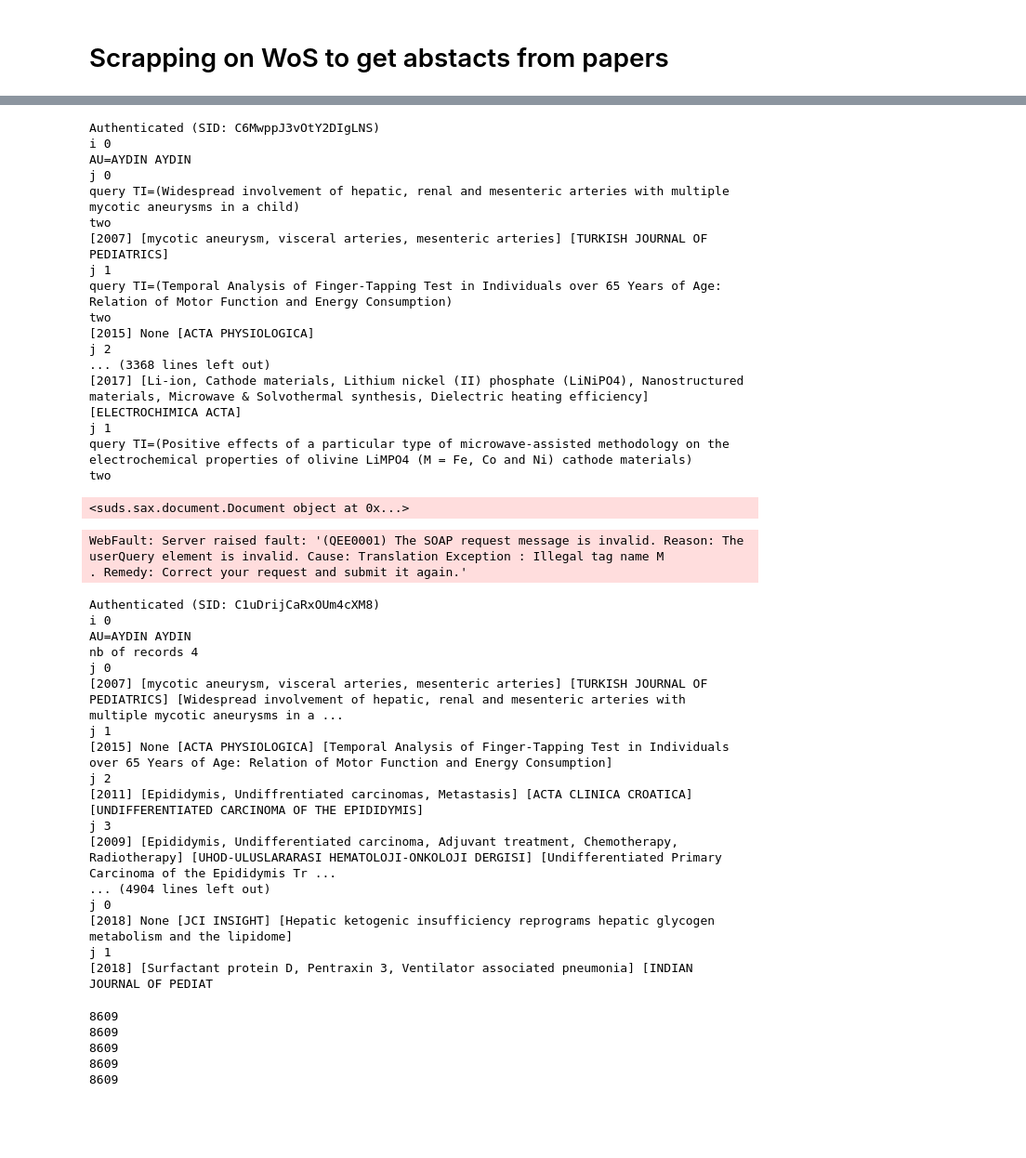
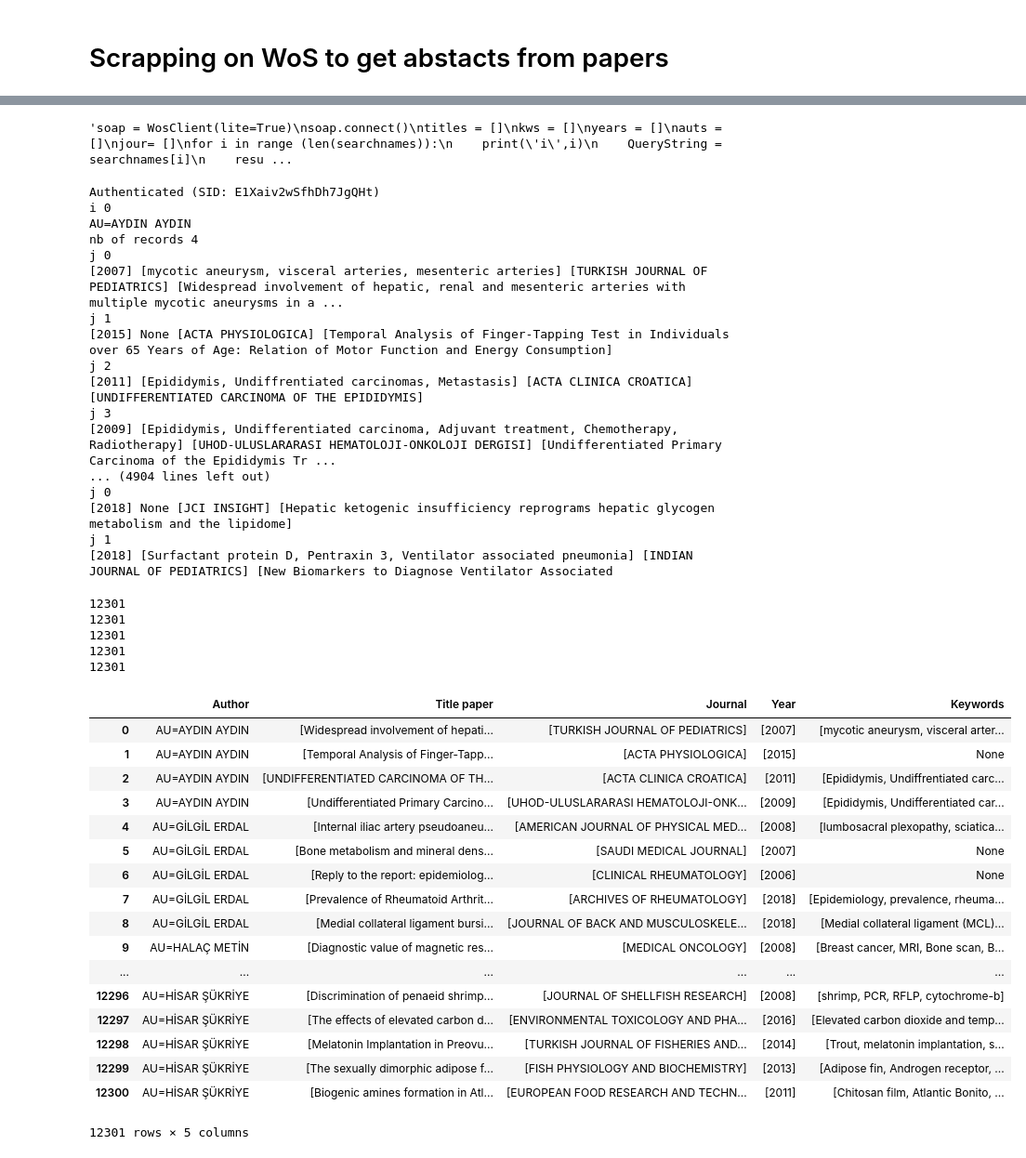
Before and after one commit to jogarrid/ArticleClassification, a Jupyter notebook: web_crawler/WS_test_papers.ipynb, the cells around one changed output, grey strips where cells are left out. Shown at 93% size. Drawn from its saved outputs; the diff is of its cells as text; code cells hidden in the pictures; blank space fills up the shorter version.

Commit message:
Complete dataset with author, title paper, journal, year and keywords

```diff
--- a/web_crawler/WS_test_papers.ipynb
+++ b/web_crawler/WS_test_papers.ipynb
@@ -27,14 +29,8 @@ def get_value_from_listofdicts(list_,unique_id):
 
     return my_item
-# %%
-searchnames = []
-for line in open('../Data/Dismiss_Acad_List.txt','r'):
-    QueryString = line.strip()
-    QueryString = "AU="+line.split(',')[0].split()[-1]+' '+line.split(',')[0].split()[0]
-    searchnames.append(QueryString)
 # %%
 
-soap = WosClient(lite=True)
+"""soap = WosClient(lite=True)
 soap.connect()
 titles = []
 kws = []
@@ -86,28 +82,9 @@ for i in range (len(searchnames)):
             titles.append(query)
             kws.append(keywords)
             years.append(year)
-            auts.append(QueryString)
+            auts.append(QueryString)"""
 # %% [output]
-Authenticated (SID: C6MwppJ3vOtY2DIgLNS)
-i 0
-AU=AYDIN AYDIN
-j 0
-query TI=(Widespread involvement of hepatic, renal and mesenteric arteries with multiple mycotic aneurysms in a child)
-two
-[2007] [mycotic aneurysm, visceral arteries, mesenteric arteries] [TURKISH JOURNAL OF PEDIATRICS]
-j 1
-query TI=(Temporal Analysis of Finger-Tapping Test in Individuals over 65 Years of Age: Relation of Motor Function and Energy Consumption)
-two
-[2015] None [ACTA PHYSIOLOGICA]
-j 2
-... (3368 lines left out)
-[2017] [Li-ion, Cathode materials, Lithium nickel (II) phosphate (LiNiPO4), Nanostructured materials, Microwave & Solvothermal synthesis, Dielectric heating efficiency] [ELECTROCHIMICA ACTA]
-j 1
-query TI=(Positive effects of a particular type of microwave-assisted methodology on the electrochemical properties of olivine LiMPO4 (M = Fe, Co and Ni) cathode materials)
-two
+'soap = WosClient(lite=True)\nsoap.connect()\ntitles = []\nkws = []\nyears = []\nauts = []\njour= []\nfor i in range (len(searchnames)):\n    print(\'i\',i)\n    QueryString = searchnames[i]\n    resu ...
-<suds.sax.document.Document object at 0x...>
-WebFault: Server raised fault: '(QEE0001) The SOAP request message is invalid. Reason: The userQuery element is invalid. Cause: Translation Exception : Illegal tag name M
-. Remedy: Correct your request and submit it again.'
 # %%
 soap = WosClient(lite=True)
 soap.connect()
@@ -126,7 +103,7 @@ for i in range (len(searchnames)):
         print('nb of records',len(results.records))
         for j in range (len(results.records)):
             print('j',j)
-            if  == 2400: # WOS constraints that each ID can only search for 2500 times. Just set smaller counts to renew the ID.
+            if i == 2400: # WOS constraints that each ID can only search for 2500 times. Just set smaller counts to renew the ID.
                 soap = WosClient(lite=True)
                 soap.connect()
             #TI = results.records[j].title[0].value
@@ -147,7 +124,7 @@ for i in range (len(searchnames)):
             years.append(year)
             auts.append(QueryString)
 # %% [output]
-Authenticated (SID: C1uDrijCaRxOUm4cXM8)
+Authenticated (SID: E1Xaiv2wSfhDh7JgQHt)
 i 0
 AU=AYDIN AYDIN
 nb of records 4
@@ -163,7 +140,7 @@ j 3
 j 0
 [2018] None [JCI INSIGHT] [Hepatic ketogenic insufficiency reprograms hepatic glycogen metabolism and the lipidome]
 j 1
-[2018] [Surfactant protein D, Pentraxin 3, Ventilator associated pneumonia] [INDIAN JOURNAL OF PEDIAT
+[2018] [Surfactant protein D, Pentraxin 3, Ventilator associated pneumonia] [INDIAN JOURNAL OF PEDIATRICS] [New Biomarkers to Diagnose Ventilator Associated
 # %%
 print(len(jour))
 print(len(titles))
@@ -171,8 +148,31 @@ print(len(kws))
 print(len(years))
 print(len(auts))
 # %% [output]
-8609
-8609
-8609
-8609
-8609
+12301
+12301
+12301
+12301
+12301
+# %%
+df = pd.DataFrame([auts,titles,jour,years,kws]).T
+df.columns=['Author','Title paper','Journal','Year','Keywords']
+df
+# %% [output]
+|  | Author | Title paper | Journal | Year | Keywords |
+| 0 | AU=AYDIN AYDIN | [Widespread involvement of hepati... | [TURKISH JOURNAL OF PEDIATRICS] | [2007] | [mycotic aneurysm, visceral arter... |
+| 1 | AU=AYDIN AYDIN | [Temporal Analysis of Finger-Tapp... | [ACTA PHYSIOLOGICA] | [2015] | None |
+| 2 | AU=AYDIN AYDIN | [UNDIFFERENTIATED CARCINOMA OF TH... | [ACTA CLINICA CROATICA] | [2011] | [Epididymis, Undiffrentiated carc... |
+| 3 | AU=AYDIN AYDIN | [Undifferentiated Primary Carcino... | [UHOD-ULUSLARARASI HEMATOLOJI-ONK... | [2009] | [Epididymis, Undifferentiated car... |
+| 4 | AU=GİLGİL ERDAL | [Internal iliac artery pseudoaneu... | [AMERICAN JOURNAL OF PHYSICAL MED... | [2008] | [lumbosacral plexopathy, sciatica... |
+| 5 | AU=GİLGİL ERDAL | [Bone metabolism and mineral dens... | [SAUDI MEDICAL JOURNAL] | [2007] | None |
+| 6 | AU=GİLGİL ERDAL | [Reply to the report: epidemiolog... | [CLINICAL RHEUMATOLOGY] | [2006] | None |
+| 7 | AU=GİLGİL ERDAL | [Prevalence of Rheumatoid Arthrit... | [ARCHIVES OF RHEUMATOLOGY] | [2018] | [Epidemiology, prevalence, rheuma... |
+| 8 | AU=GİLGİL ERDAL | [Medial collateral ligament bursi... | [JOURNAL OF BACK AND MUSCULOSKELE... | [2018] | [Medial collateral ligament (MCL)... |
+| 9 | AU=HALAÇ METİN | [Diagnostic value of magnetic res... | [MEDICAL ONCOLOGY] | [2008] | [Breast cancer, MRI, Bone scan, B... |
+| ... | ... | ... | ... | ... | ... |
+| 12296 | AU=HİSAR ŞÜKRİYE | [Discrimination of penaeid shrimp... | [JOURNAL OF SHELLFISH RESEARCH] | [2008] | [shrimp, PCR, RFLP, cytochrome-b] |
+| 12297 | AU=HİSAR ŞÜKRİYE | [The effects of elevated carbon d... | [ENVIRONMENTAL TOXICOLOGY AND PHA... | [2016] | [Elevated carbon dioxide and temp... |
+| 12298 | AU=HİSAR ŞÜKRİYE | [Melatonin Implantation in Preovu... | [TURKISH JOURNAL OF FISHERIES AND... | [2014] | [Trout, melatonin implantation, s... |
+| 12299 | AU=HİSAR ŞÜKRİYE | [The sexually dimorphic adipose f... | [FISH PHYSIOLOGY AND BIOCHEMISTRY] | [2013] | [Adipose fin, Androgen receptor, ... |
+| 12300 | AU=HİSAR ŞÜKRİYE | [Biogenic amines formation in Atl... | [EUROPEAN FOOD RESEARCH AND TECHN... | [2011] | [Chitosan film, Atlantic Bonito, ... |
+12301 rows × 5 columns
```
Also changed, not shown: parts of 5 cells of this notebook, 1 other file.
